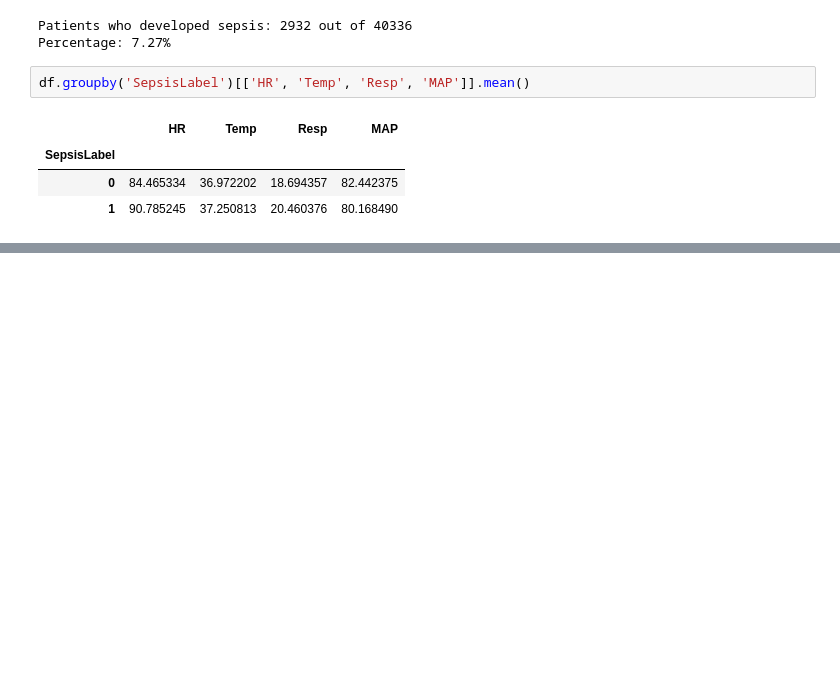
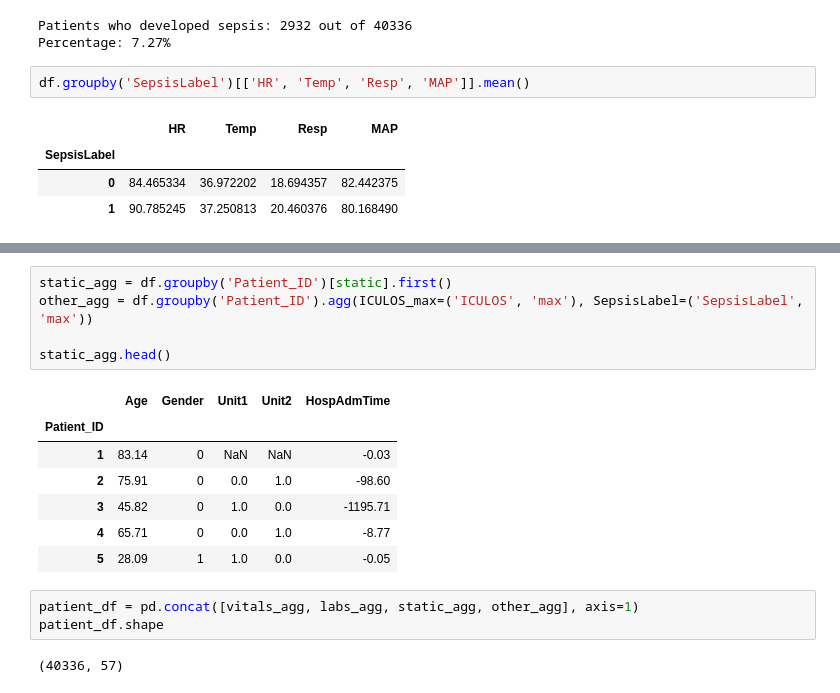
Before and after one commit to tanishqrajsinghchawda/sepsis-project, a Jupyter notebook: notebooks/01_data_acquisition.ipynb, the cells around one changed output, grey strips where cells are left out. Cells and saved outputs as stored; diff of their text form; blank space fills up the shorter version.

```diff
--- a/notebooks/01_data_acquisition.ipynb
+++ b/notebooks/01_data_acquisition.ipynb
@@ -117,0 +174,18 @@ df.groupby('SepsisLabel')[['HR', 'Temp', 'Resp', 'MAP']].mean()
+# %%
+static_agg = df.groupby('Patient_ID')[static].first()
+other_agg = df.groupby('Patient_ID').agg(ICULOS_max=('ICULOS', 'max'), SepsisLabel=('SepsisLabel', 'max'))
+
+static_agg.head()
+# %% [output]
+|  | Age | Gender | Unit1 | Unit2 | HospAdmTime |
+| Patient_ID |  |  |  |  |  |
+| 1 | 83.14 | 0 | NaN | NaN | -0.03 |
+| 2 | 75.91 | 0 | 0.0 | 1.0 | -98.60 |
+| 3 | 45.82 | 0 | 1.0 | 0.0 | -1195.71 |
+| 4 | 65.71 | 0 | 0.0 | 1.0 | -8.77 |
+| 5 | 28.09 | 1 | 1.0 | 0.0 | -0.05 |
+# %%
+patient_df = pd.concat([vitals_agg, labs_agg, static_agg, other_agg], axis=1)
+patient_df.shape
+# %% [output]
+(40336, 57)
```
Also changed, not shown: parts of 6 cells of this notebook, 1 other file.
